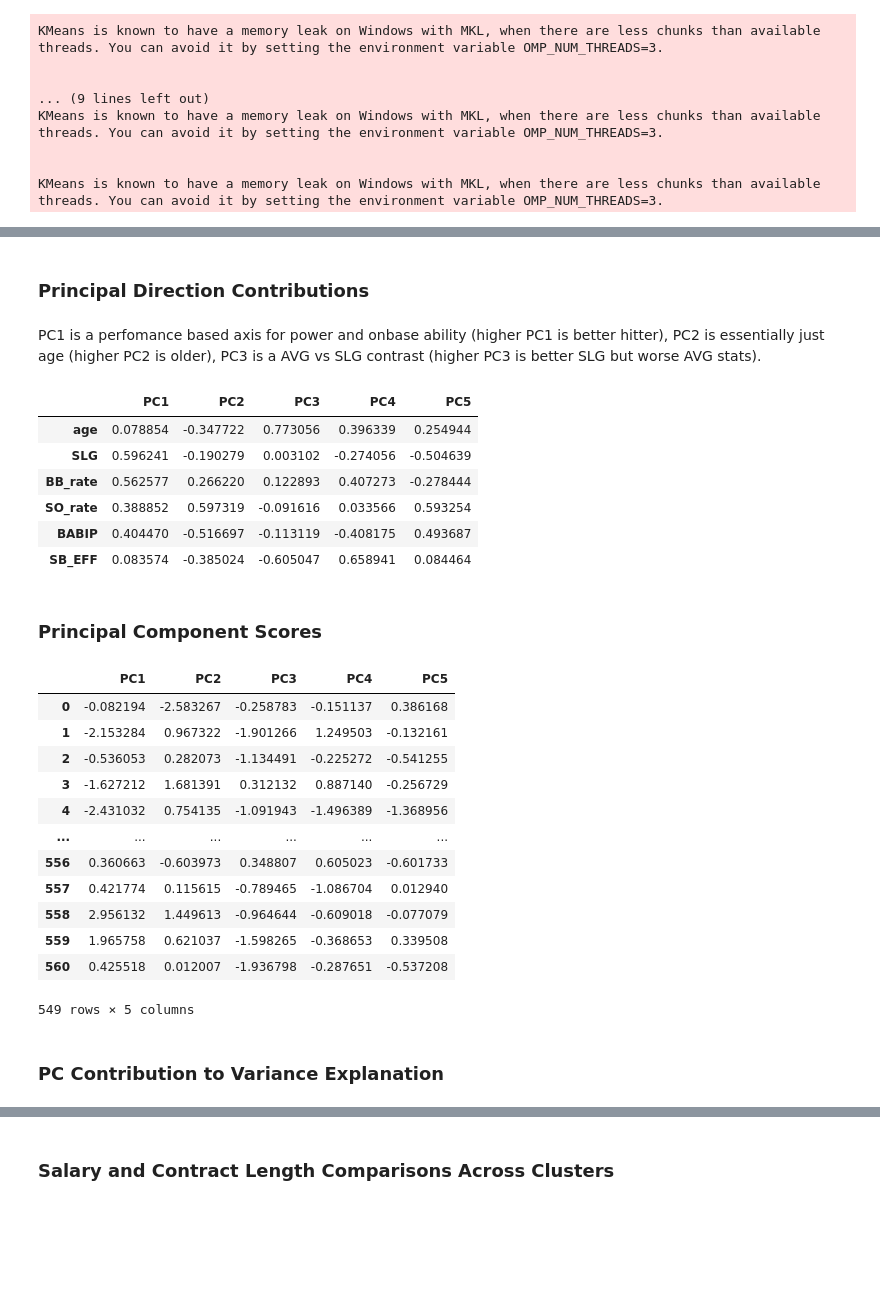
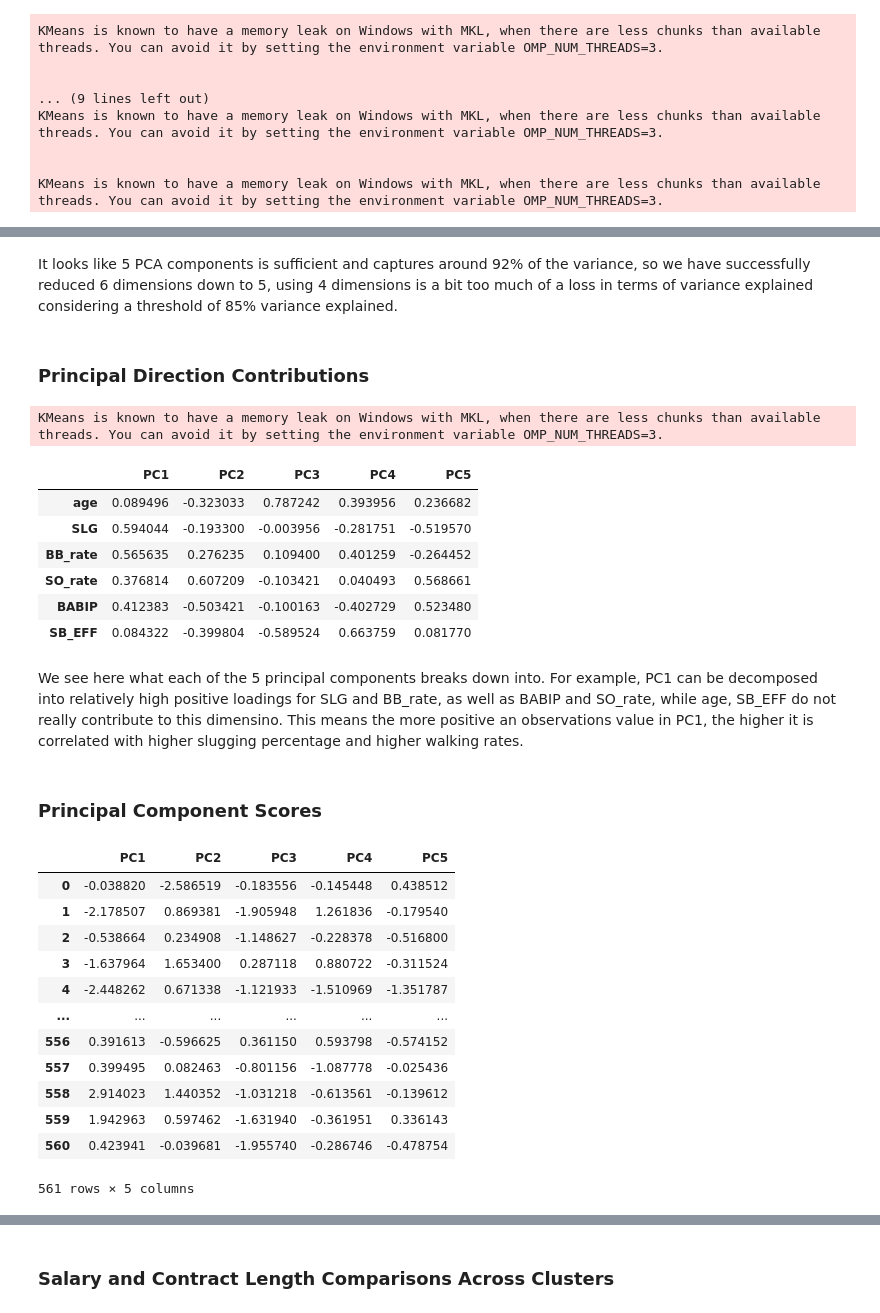
Before and after one commit to nw93929/DS6021-Project, a Jupyter notebook: models/kmeans - batters.ipynb, the cells around one changed output, grey strips where cells are left out. Cells and saved outputs as stored; diff of their text form; code cells hidden in the pictures; blank space fills up the shorter version.

```diff
--- a/models/kmeans - batters.ipynb
+++ b/models/kmeans - batters.ipynb
@@ -158,7 +165,6 @@ No significant differences between the two groups, so it does seem to be missing
 # %%
-X = X.dropna()
 Xorig = X.copy()
-X = X.drop(columns=['avg_salary_year', 'contract_length'])
+X = X.drop(columns=['avg_salary_year', 'contract_length', 'contract_length_missing'])
 # %%
 K_values = list(range(1, 11))
 wcss = []
@@ -264,8 +298,18 @@ KMeans is known to have a memory leak on Windows with MKL, when there are less c
+# %% [markdown]
+It looks like 5 PCA components is sufficient and captures around 92% of the variance, so we have successfully reduced 6 dimensions down to 5, using 4 dimensions is a bit too much of a loss in terms of variance explained considering a threshold of 85% variance explained.
 # %% [markdown]
 ### Principal Direction Contributions
-# %% [markdown]
-PC1 is a perfomance based axis for power and onbase ability (higher PC1 is better hitter), PC2 is essentially just age (higher PC2 is older), PC3 is a AVG vs SLG contrast (higher PC3 is better SLG but worse AVG stats).
 # %%
+pipe = Pipeline([
+    ("scaler", StandardScaler()),
+    ("pca", PCA(n_components=5, random_state=6021)),
+    ("kmeans", KMeans(n_clusters=2, init="k-means++", n_init="auto", random_state=6021))
+])
+
+# 2. Fit PCA with 5 components
+pipe.fit(X)
+pca = pipe["pca"]
+
 pca_loadings = pd.DataFrame(
     pipe["pca"].components_.T,
     index=X.columns,
@@ -273,31 +317,33 @@ pca_loadings = pd.DataFrame(
 )
 pca_loadings
 # %% [output]
+KMeans is known to have a memory leak on Windows with MKL, when there are less chunks than available threads. You can avoid it by setting the environment variable OMP_NUM_THREADS=3.
 |  | PC1 | PC2 | PC3 | PC4 | PC5 |
-| age | 0.078854 | -0.347722 | 0.773056 | 0.396339 | 0.254944 |
-| SLG | 0.596241 | -0.190279 | 0.003102 | -0.274056 | -0.504639 |
-| BB_rate | 0.562577 | 0.266220 | 0.122893 | 0.407273 | -0.278444 |
-| SO_rate | 0.388852 | 0.597319 | -0.091616 | 0.033566 | 0.593254 |
-| BABIP | 0.404470 | -0.516697 | -0.113119 | -0.408175 | 0.493687 |
-| SB_EFF | 0.083574 | -0.385024 | -0.605047 | 0.658941 | 0.084464 |
+| age | 0.089496 | -0.323033 | 0.787242 | 0.393956 | 0.236682 |
+| SLG | 0.594044 | -0.193300 | -0.003956 | -0.281751 | -0.519570 |
+| BB_rate | 0.565635 | 0.276235 | 0.109400 | 0.401259 | -0.264452 |
+| SO_rate | 0.376814 | 0.607209 | -0.103421 | 0.040493 | 0.568661 |
+| BABIP | 0.412383 | -0.503421 | -0.100163 | -0.402729 | 0.523480 |
+| SB_EFF | 0.084322 | -0.399804 | -0.589524 | 0.663759 | 0.081770 |
+# %% [markdown]
+We see here what each of the 5 principal components breaks down into. For example, PC1 can be decomposed into relatively high positive loadings for SLG and BB_rate, as well as BABIP and SO_rate, while age, SB_EFF do not really contribute to this dimensino. This means the more positive an observations value in PC1, the higher it is correlated with higher slugging percentage and higher walking rates.
 # %% [markdown]
 ### Principal Component Scores
 # %%
 X_pca = pipe[:-1].transform(X) # Exclude the KMeans step to get PCA-transformed data
-pd.DataFrame(X_pca, columns=['PC1', 'PC2', 'PC3', 'PC4', 'PC5'], index=X.index)
+X_pca = pd.DataFrame(X_pca, columns=['PC1', 'PC2', 'PC3', 'PC4', 'PC5'], index=X.index)
+X_pca
 # %% [output]
 |  | PC1 | PC2 | PC3 | PC4 | PC5 |
-| 0 | -0.082194 | -2.583267 | -0.258783 | -0.151137 | 0.386168 |
-| 1 | -2.153284 | 0.967322 | -1.901266 | 1.249503 | -0.132161 |
-| 2 | -0.536053 | 0.282073 | -1.134491 | -0.225272 | -0.541255 |
-| 3 | -1.627212 | 1.681391 | 0.312132 | 0.887140 | -0.256729 |
-| 4 | -2.431032 | 0.754135 | -1.091943 | -1.496389 | -1.368956 |
+| 0 | -0.038820 | -2.586519 | -0.183556 | -0.145448 | 0.438512 |
+| 1 | -2.178507 | 0.869381 | -1.905948 | 1.261836 | -0.179540 |
+| 2 | -0.538664 | 0.234908 | -1.148627 | -0.228378 | -0.516800 |
+| 3 | -1.637964 | 1.653400 | 0.287118 | 0.880722 | -0.311524 |
+| 4 | -2.448262 | 0.671338 | -1.121933 | -1.510969 | -1.351787 |
 | ... | ... | ... | ... | ... | ... |
-| 556 | 0.360663 | -0.603973 | 0.348807 | 0.605023 | -0.601733 |
-| 557 | 0.421774 | 0.115615 | -0.789465 | -1.086704 | 0.012940 |
-| 558 | 2.956132 | 1.449613 | -0.964644 | -0.609018 | -0.077079 |
-| 559 | 1.965758 | 0.621037 | -1.598265 | -0.368653 | 0.339508 |
-| 560 | 0.425518 | 0.012007 | -1.936798 | -0.287651 | -0.537208 |
+| 556 | 0.391613 | -0.596625 | 0.361150 | 0.593798 | -0.574152 |
+| 557 | 0.399495 | 0.082463 | -0.801156 | -1.087778 | -0.025436 |
+| 558 | 2.914023 | 1.440352 | -1.031218 | -0.613561 | -0.139612 |
+| 559 | 1.942963 | 0.597462 | -1.631940 | -0.361951 | 0.336143 |
+| 560 | 0.423941 | -0.039681 | -1.955740 | -0.286746 | -0.478754 |
-549 rows × 5 columns
+561 rows × 5 columns
-# %% [markdown]
-### PC Contribution to Variance Explanation
```
Also changed, not shown: parts of 24 cells of this notebook, 1 other file.
